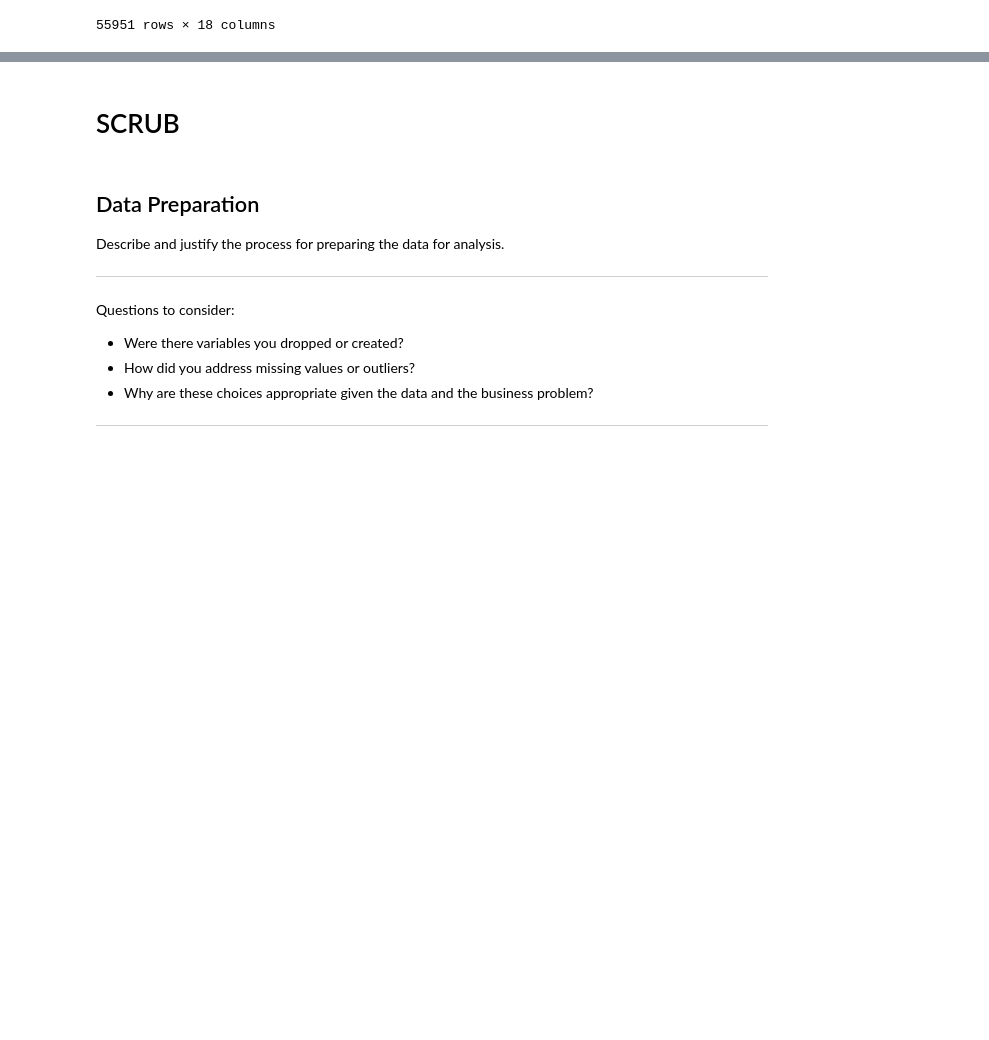
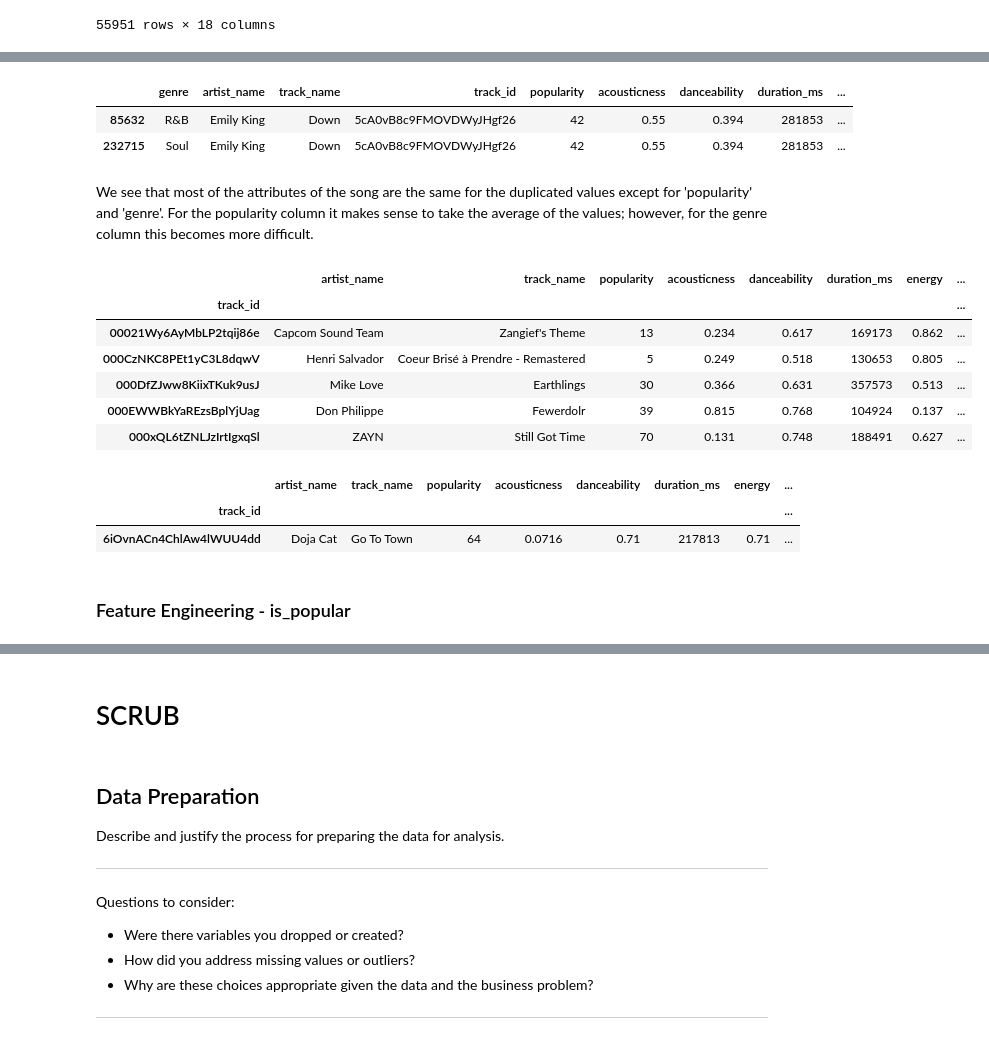
Before and after one commit to ebtezcan/Spotify-Song-Popularity-Prediction, a Jupyter notebook: index_OSEMN_plus_mvp.ipynb, the cells around one changed output, grey strips where cells are left out. Cells and saved outputs as stored; diff of their text form; code cells hidden in the pictures; blank space fills up the shorter version.

```diff
--- a/index_OSEMN_plus_mvp.ipynb
+++ b/index_OSEMN_plus_mvp.ipynb
@@ -252,0 +274,2 @@ df[df['popularity']>=85]
+# %%
+df.loc[df['genre']=="Children’s Music",'genre']="Children's Music"
@@ -290,0 +365,8 @@ df[df['track_id'].duplicated()]
+# %%
+df[df['track_id']=='5cA0vB8c9FMOVDWyJHgf26']
+# %% [output]
+|  | genre | artist_name | track_name | track_id | popularity | acousticness | danceability | duration_ms | ... |
+| 85632 | R&B | Emily King | Down | 5cA0vB8c9FMOVDWyJHgf26 | 42 | 0.55 | 0.394 | 281853 | ... |
+| 232715 | Soul | Emily King | Down | 5cA0vB8c9FMOVDWyJHgf26 | 42 | 0.55 | 0.394 | 281853 | ... |
+# %% [markdown]
+We see that most of the attributes of the song are the same for the duplicated values except for 'popularity' and 'genre'. For the popularity column it makes sense to take the average of the values; however, for the genre column this becomes more difficult.
@@ -290,0 +380,19 @@ df[df['track_id'].duplicated()]
+# %%
+df.drop('genre', axis=1, inplace=True)
+df.head()
+# %% [output]
+|  | artist_name | track_name | popularity | acousticness | danceability | duration_ms | energy | ... |
+| track_id |  |  |  |  |  |  |  | ... |
+| 00021Wy6AyMbLP2tqij86e | Capcom Sound Team | Zangief's Theme | 13 | 0.234 | 0.617 | 169173 | 0.862 | ... |
+| 000CzNKC8PEt1yC3L8dqwV | Henri Salvador | Coeur Brisé à Prendre - Remastered | 5 | 0.249 | 0.518 | 130653 | 0.805 | ... |
+| 000DfZJww8KiixTKuk9usJ | Mike Love | Earthlings | 30 | 0.366 | 0.631 | 357573 | 0.513 | ... |
+| 000EWWBkYaREzsBplYjUag | Don Philippe | Fewerdolr | 39 | 0.815 | 0.768 | 104924 | 0.137 | ... |
+| 000xQL6tZNLJzIrtIgxqSl | ZAYN | Still Got Time | 70 | 0.131 | 0.748 | 188491 | 0.627 | ... |
+# %%
+df[df.index =='6iOvnACn4ChlAw4lWUU4dd']
+# %% [output]
+|  | artist_name | track_name | popularity | acousticness | danceability | duration_ms | energy | ... |
+| track_id |  |  |  |  |  |  |  | ... |
+| 6iOvnACn4ChlAw4lWUU4dd | Doja Cat | Go To Town | 64 | 0.0716 | 0.71 | 217813 | 0.71 | ... |
+# %% [markdown]
+### Feature Engineering - is_popular
```
Also changed, not shown: parts of 31 cells of this notebook, 2 other files.
